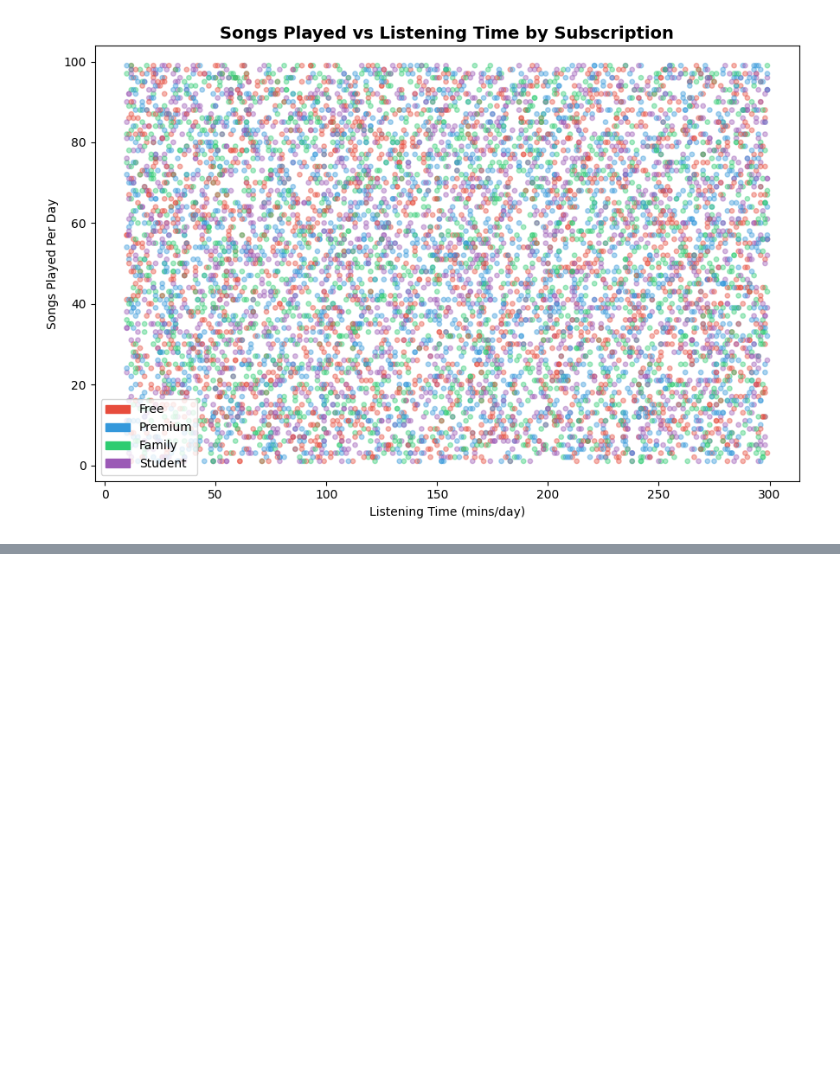
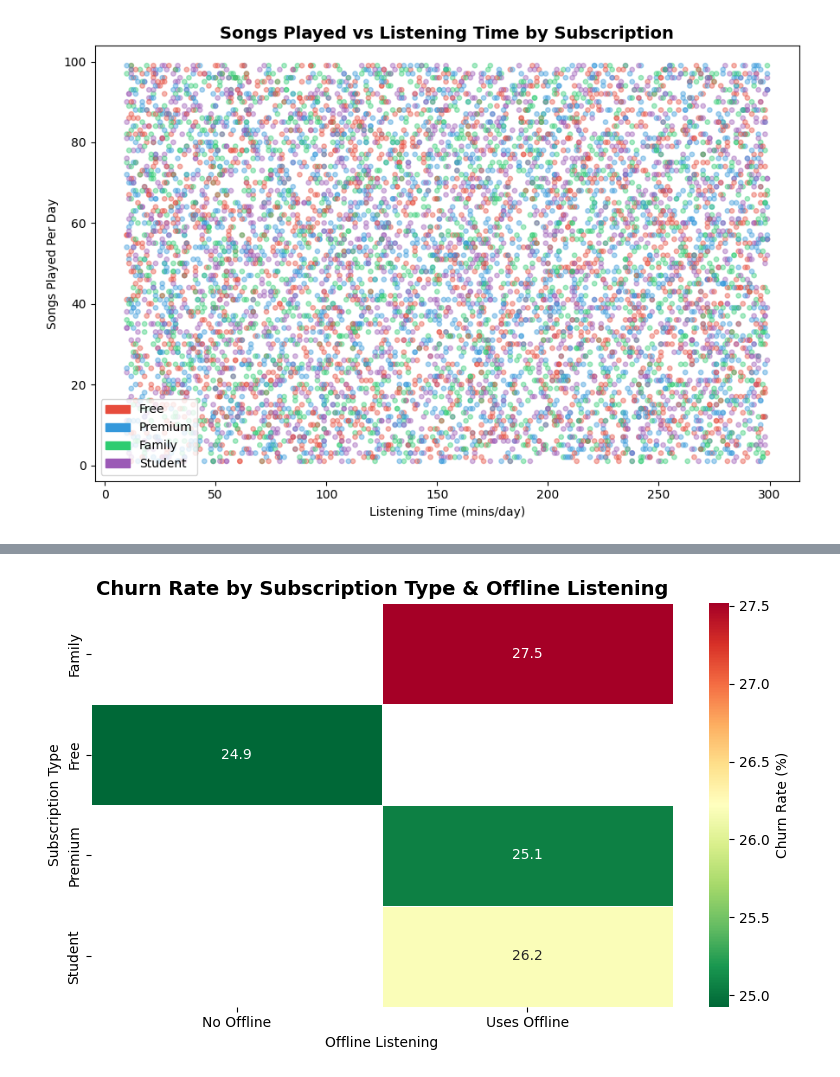
Before and after one commit to john-nio/eda-project, a Jupyter notebook: spotify_churn/spotify.ipynb, the cells around one changed output, grey strips where cells are left out. Saved outputs shown, nothing was run; the diff lists cells and outputs as text; code cells hidden in the pictures; blank space fills up the shorter version.

```diff
--- a/spotify_churn/spotify.ipynb
+++ b/spotify_churn/spotify.ipynb
@@ -490,0 +531,19 @@ plt.show()
+# %%
+fig, ax = plt.subplots(figsize=(8, 5))
+
+pivot = df.groupby(['subscription_type', 'offline_listening'])['is_churned'].mean() * 100
+pivot = pivot.unstack()
+pivot.columns = ['No Offline', 'Uses Offline']
+
+sns.heatmap(pivot, annot=True, fmt='.1f', cmap='RdYlGn_r',
+            linewidths=0.5, ax=ax, cbar_kws={'label': 'Churn Rate (%)'})
+
+ax.set_title('Churn Rate by Subscription Type & Offline Listening', fontsize=14, fontweight='bold')
+ax.set_xlabel('Offline Listening')
+ax.set_ylabel('Subscription Type')
+
+plt.tight_layout()
+plt.savefig('visualizations/churn_subscription_offline_heatmap.png', dpi=150)
+plt.show()
+# %% [output]
+[figure, added]
```
Also changed, not shown: parts of 2 cells of this notebook.
